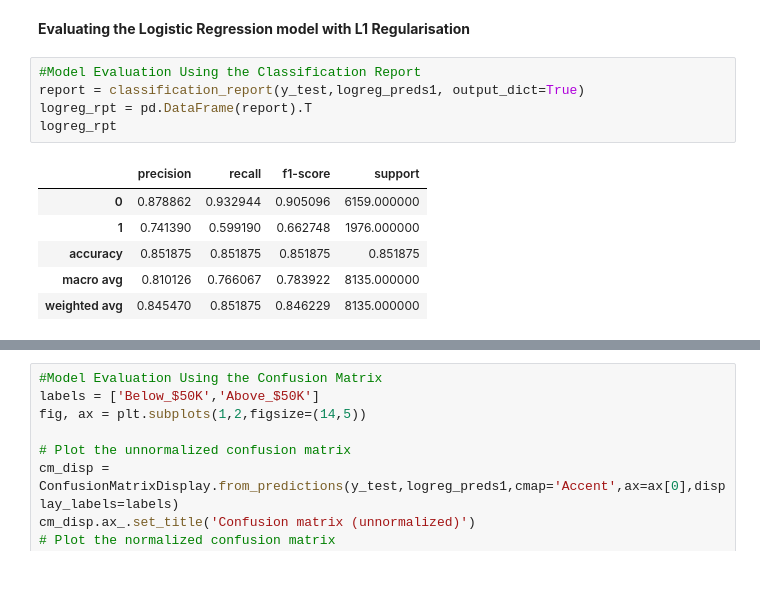
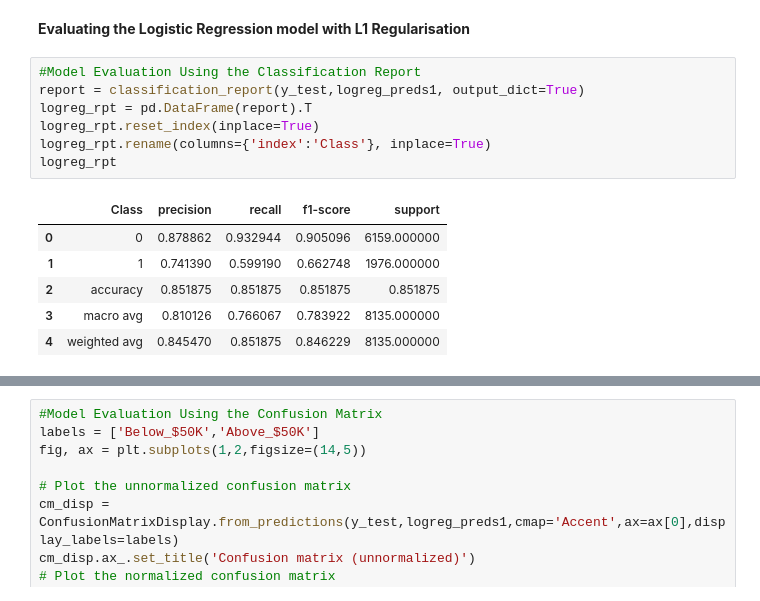
Before and after one commit to imugagga/Adults_Dataset, a Jupyter notebook: Adults_Dataset_Predictions.ipynb, the cells around one changed output, grey strips where cells are left out. Saved outputs shown, nothing was run; the diff lists cells and outputs as text.

```diff
--- a/Adults_Dataset_Predictions.ipynb
+++ b/Adults_Dataset_Predictions.ipynb
@@ -1428,12 +1497,14 @@ Test_score : 0.8517516902274124
 # %%
 #Model Evaluation Using the Classification Report
 report = classification_report(y_test,logreg_preds1, output_dict=True)
 logreg_rpt = pd.DataFrame(report).T
+logreg_rpt.reset_index(inplace=True)
+logreg_rpt.rename(columns={'index':'Class'}, inplace=True)
 logreg_rpt
 # %% [output]
-|  | precision | recall | f1-score | support |
-| 0 | 0.878862 | 0.932944 | 0.905096 | 6159.000000 |
-| 1 | 0.741390 | 0.599190 | 0.662748 | 1976.000000 |
-| accuracy | 0.851875 | 0.851875 | 0.851875 | 0.851875 |
-| macro avg | 0.810126 | 0.766067 | 0.783922 | 8135.000000 |
-| weighted avg | 0.845470 | 0.851875 | 0.846229 | 8135.000000 |
+|  | Class | precision | recall | f1-score | support |
+| 0 | 0 | 0.878862 | 0.932944 | 0.905096 | 6159.000000 |
+| 1 | 1 | 0.741390 | 0.599190 | 0.662748 | 1976.000000 |
+| 2 | accuracy | 0.851875 | 0.851875 | 0.851875 | 0.851875 |
+| 3 | macro avg | 0.810126 | 0.766067 | 0.783922 | 8135.000000 |
+| 4 | weighted avg | 0.845470 | 0.851875 | 0.846229 | 8135.000000 |
```
Also changed, not shown: parts of 18 cells of this notebook.
